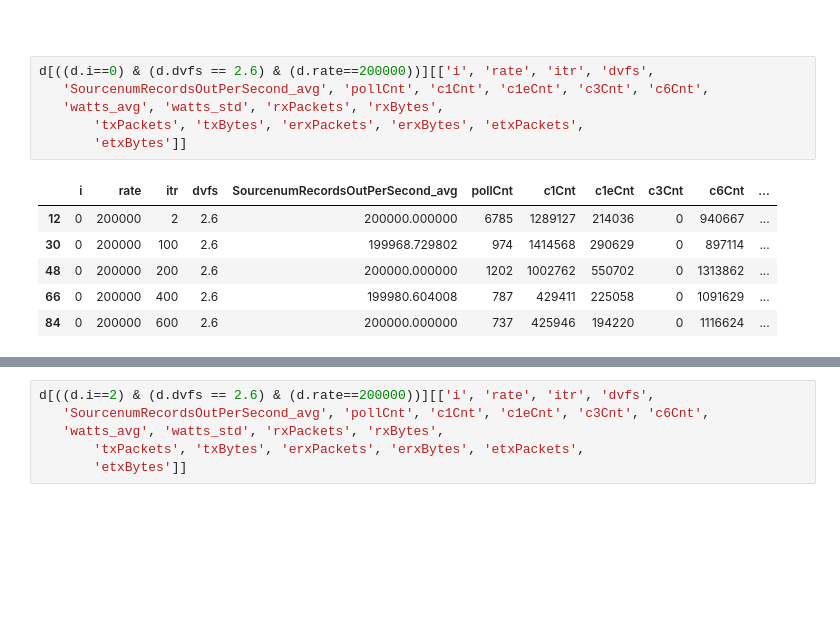
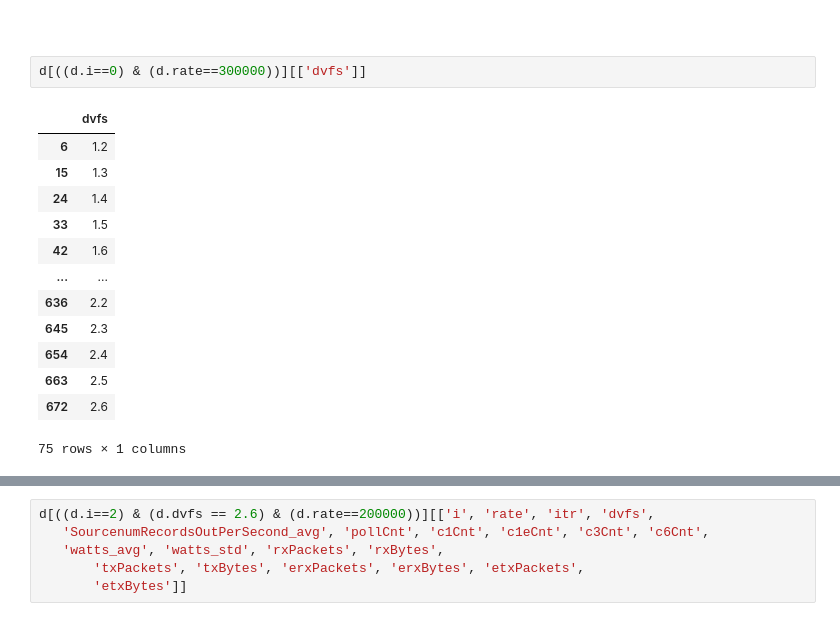
Before and after one commit to EEStrmCmptng/experiment-scripts, a Jupyter notebook: jupyter-notebook/flink6.ipynb, the cells around one changed output, grey strips where cells are left out. Saved outputs shown, nothing was run; the diff lists cells and outputs as text; blank space fills up the shorter version.

```diff
--- a/jupyter-notebook/flink6.ipynb
+++ b/jupyter-notebook/flink6.ipynb
@@ -212,16 +209,19 @@ Index(['i', 'itr', 'dvfs', 'rate', 'policy', 'watts_avg', 'watts_std',
 # %% [markdown]
 ##
 # %%
-d[((d.i==0) & (d.dvfs == 2.6) & (d.rate==200000))][['i', 'rate', 'itr', 'dvfs',
-   'SourcenumRecordsOutPerSecond_avg', 'pollCnt', 'c1Cnt', 'c1eCnt', 'c3Cnt', 'c6Cnt',
-   'watts_avg', 'watts_std', 'rxPackets', 'rxBytes',
-       'txPackets', 'txBytes', 'erxPackets', 'erxBytes', 'etxPackets',
-       'etxBytes']]
+d[((d.i==0) & (d.rate==300000))][['dvfs']]
 # %% [output]
-|  | i | rate | itr | dvfs | SourcenumRecordsOutPerSecond_avg | pollCnt | c1Cnt | c1eCnt | c3Cnt | c6Cnt | ... |
-| 12 | 0 | 200000 | 2 | 2.6 | 200000.000000 | 6785 | 1289127 | 214036 | 0 | 940667 | ... |
-| 30 | 0 | 200000 | 100 | 2.6 | 199968.729802 | 974 | 1414568 | 290629 | 0 | 897114 | ... |
-| 48 | 0 | 200000 | 200 | 2.6 | 200000.000000 | 1202 | 1002762 | 550702 | 0 | 1313862 | ... |
-| 66 | 0 | 200000 | 400 | 2.6 | 199980.604008 | 787 | 429411 | 225058 | 0 | 1091629 | ... |
-| 84 | 0 | 200000 | 600 | 2.6 | 200000.000000 | 737 | 425946 | 194220 | 0 | 1116624 | ... |
+|  | dvfs |
+| 6 | 1.2 |
+| 15 | 1.3 |
+| 24 | 1.4 |
+| 33 | 1.5 |
+| 42 | 1.6 |
+| ... | ... |
+| 636 | 2.2 |
+| 645 | 2.3 |
+| 654 | 2.4 |
+| 663 | 2.5 |
+| 672 | 2.6 |
+75 rows × 1 columns
 # %%
```
Also changed, not shown: parts of 3 cells of this notebook, 4 other files.
